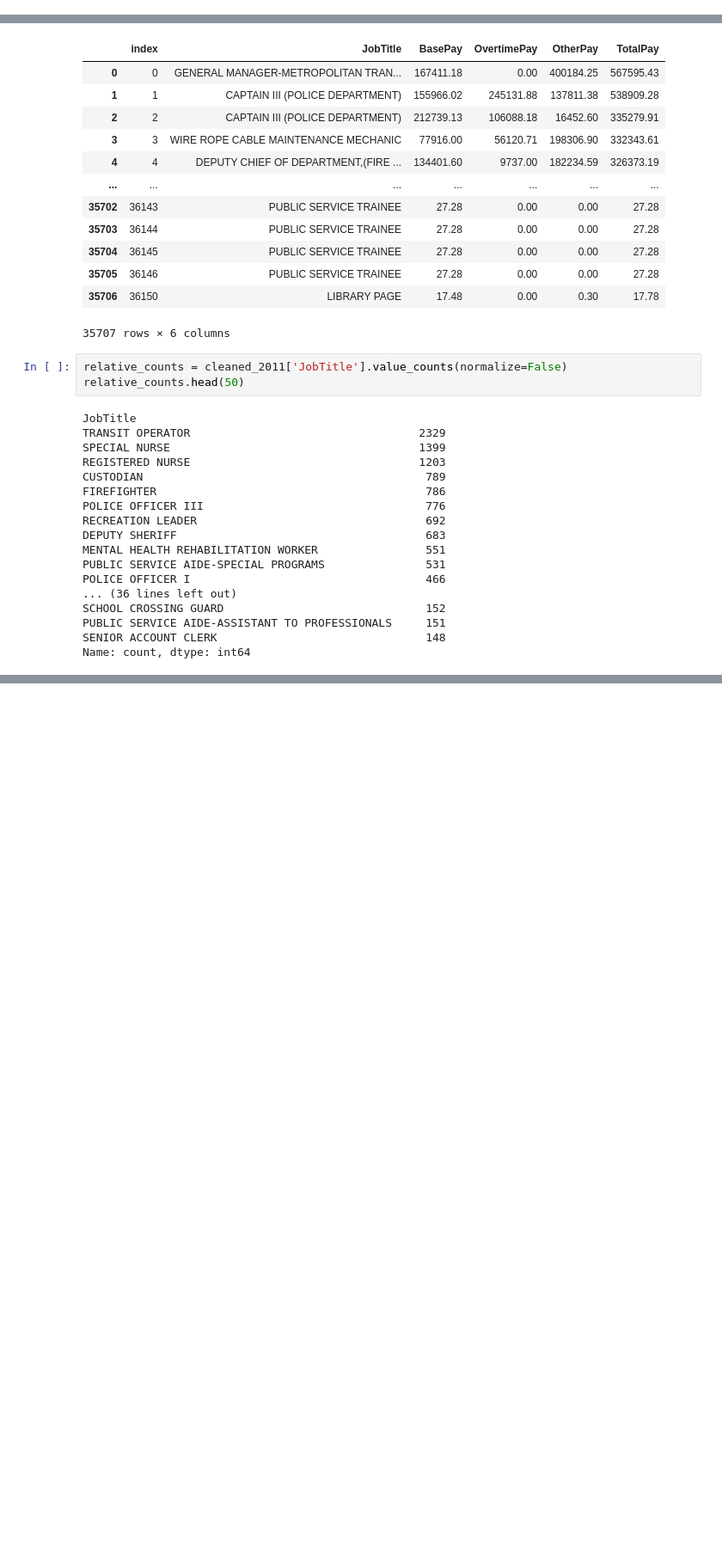
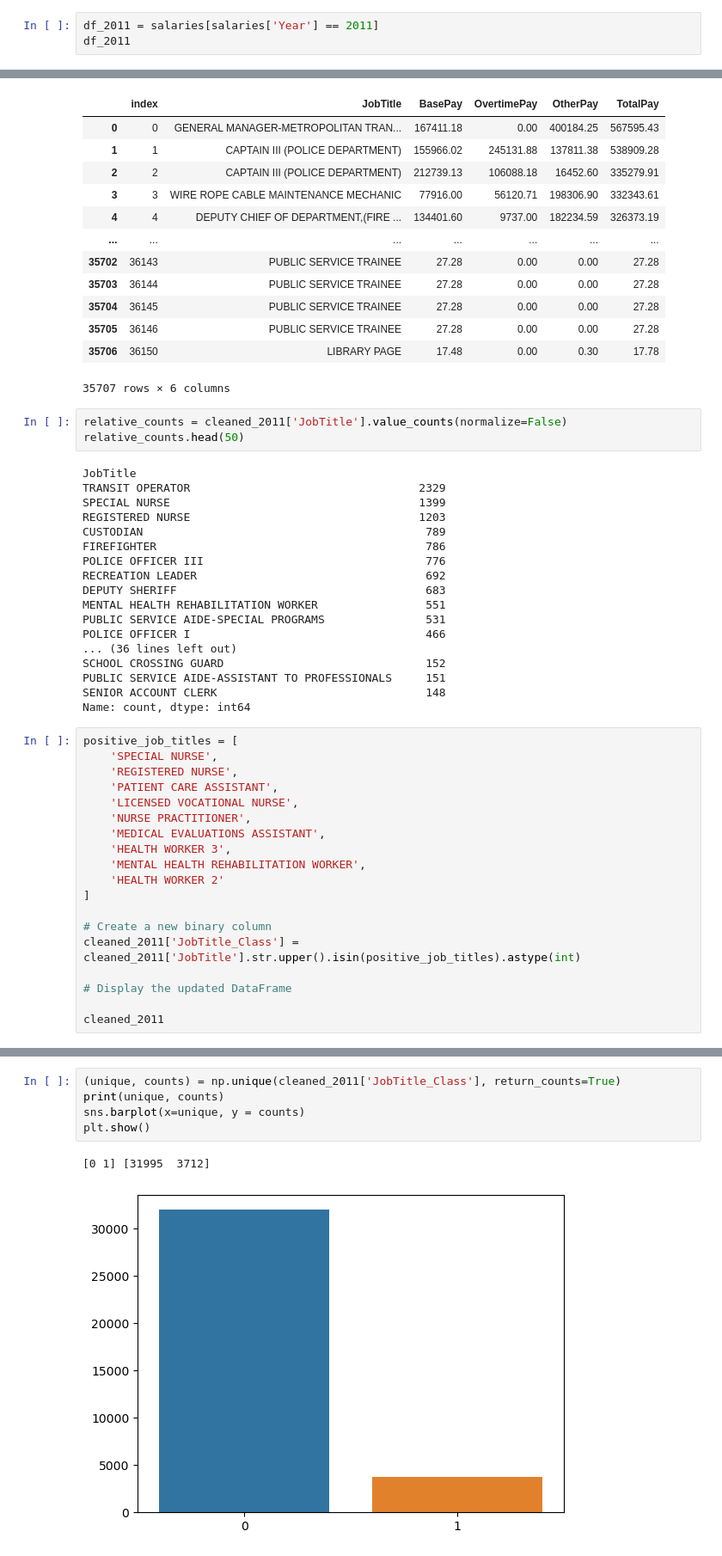
Before and after one commit to adrapiza/Project4-Group3, a Jupyter notebook: revisions.ipynb, the cells around one changed output, grey strips where cells are left out. Shown: that part at 86% size. Saved outputs shown, nothing was run; the diff lists cells and outputs as text; blank space fills up the shorter version.

```diff
--- a/revisions.ipynb
+++ b/revisions.ipynb
@@ -56,0 +36,3 @@ df_2011
+# %%
+df_2011 = salaries[salaries['Year'] == 2011]
+df_2011
@@ -439,3 +393,22 @@ SCHOOL CROSSING GUARD                              152
 PUBLIC SERVICE AIDE-ASSISTANT TO PROFESSIONALS     151
 SENIOR ACCOUNT CLERK                               148
 Name: count, dtype: int64
+# %%
+positive_job_titles = [
+    'SPECIAL NURSE',
+    'REGISTERED NURSE',
+    'PATIENT CARE ASSISTANT',
+    'LICENSED VOCATIONAL NURSE',
+    'NURSE PRACTITIONER',
+    'MEDICAL EVALUATIONS ASSISTANT',
+    'HEALTH WORKER 3',
+    'MENTAL HEALTH REHABILITATION WORKER',
+    'HEALTH WORKER 2'
+]
+
+# Create a new binary column
+cleaned_2011['JobTitle_Class'] = cleaned_2011['JobTitle'].str.upper().isin(positive_job_titles).astype(int)
+
+# Display the updated DataFrame
+
+cleaned_2011
@@ -442 +434,9 @@ Name: count, dtype: int64
+# %%
+(unique, counts) = np.unique(cleaned_2011['JobTitle_Class'], return_counts=True)
+print(unique, counts)
+sns.barplot(x=unique, y = counts)
+plt.show()
+# %% [output]
+[0 1] [31995  3712]
+[figure, added]
 # %%
```
Also changed, not shown: parts of 31 cells of this notebook.
